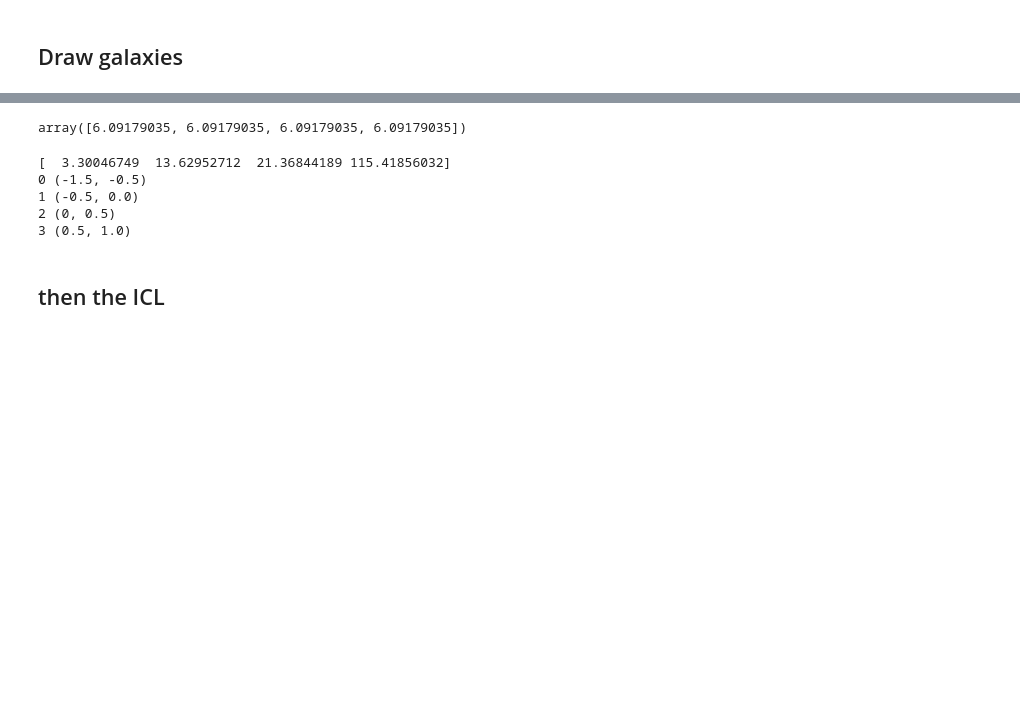
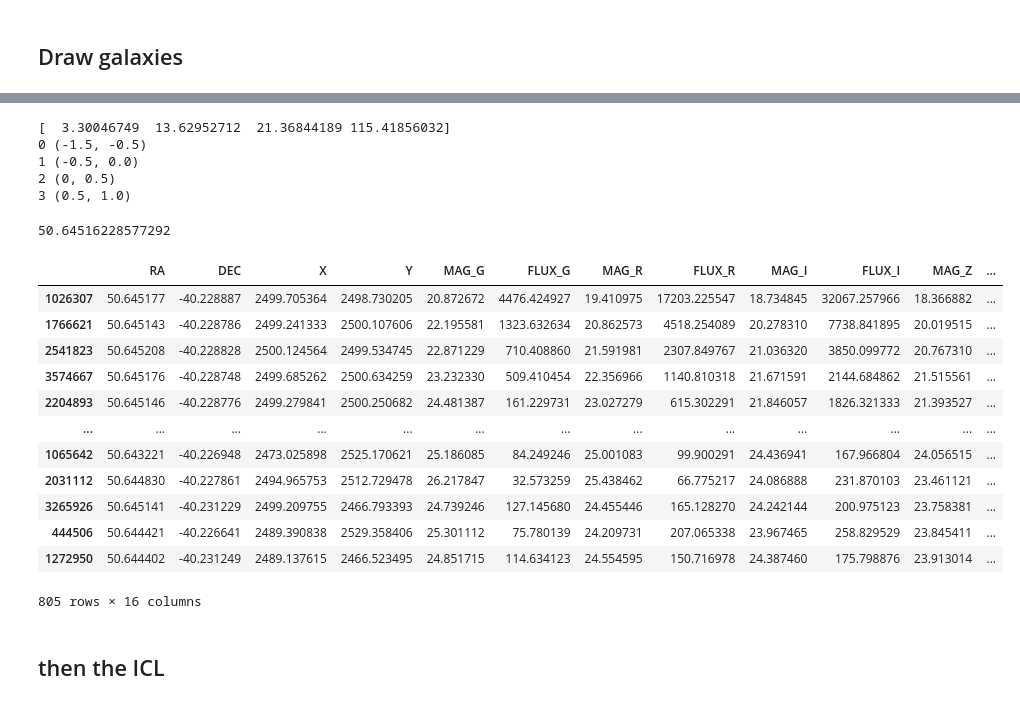
Before and after one commit to vargatn/synthetic, a Jupyter notebook: notebooks/Pipeline/synth_generator_v03.ipynb, the cells around one changed output, grey strips where cells are left out. Saved outputs shown, nothing was run; the diff lists cells and outputs as text; code cells hidden in the pictures; blank space fills up the shorter version.

Commit message:
cluster cat maker added

```diff
--- a/notebooks/Pipeline/synth_generator_v03.ipynb
+++ b/notebooks/Pipeline/synth_generator_v03.ipynb
@@ -129,7 +107,3 @@ plt.plot(rands_los_nums /rareas)
-# %%
-rands_los_nums / rareas
-# %% [output]
-array([6.09179035, 6.09179035, 6.09179035, 6.09179035])
 # %%
 magcol = "MAG_I"
 rcol = "LOGR"
@@ -215,6 +189,62 @@ gals["Z"] = 0.325
 1 (-0.5, 0.0)
 2 (0, 0.5)
 3 (0.5, 1.0)
+# %%
+def make_clust_mock(gals, sky_center,  pixel_scale=0.264, image_offset=(2499.5, 2499.5)):
+    pixel_scale = 0.264
+    mock_catalog = pd.DataFrame()
+
+    angle = np.random.uniform(0, 2. * np.pi, size=len(gals))
+#     print(np.deg2rad((10**gals["LOGR"] * np.cos(angle)).values))
+
+    mock_catalog["RA"] = 10**gals["LOGR"] * np.cos(angle) / 3600 + sky_center[0]
+    mock_catalog["DEC"] = 10**gals["LOGR"] * np.sin(angle) / 3600. + sky_center[1]
+    mock_catalog["X"] = (mock_catalog["RA"] - sky_center[0]) * 60 * 60 / pixel_scale + image_offset[0]
+    mock_catalog["Y"] = (mock_catalog["DEC"] - sky_center[1]) * 60 * 60 / pixel_scale + image_offset[1]
+
+    mock_catalog["MAG_G"] = (gals["COLOR_G_R"] + gals["COLOR_R_I"] + gals["MAG_I"]).values
+    mock_catalog["FLUX_G"] = tools.toflux(mock_catalog["MAG_G"])
+    mock_catalog["MAG_R"] = (gals["COLOR_R_I"] + gals["MAG_I"]).values
+    mock_catalog["FLUX_R"] = tools.toflux(mock_catalog["MAG_R"])
+    mock_catalog["MAG_I"] = gals["MAG_I"].values
+    mock_catalog["FLUX_I"] = tools.toflux(mock_catalog["MAG_I"])
+    mock_catalog["MAG_Z"] = (gals["MAG_I"] - gals["COLOR_I_Z"]).values
+    mock_catalog["FLUX_Z"] = tools.toflux(mock_catalog["MAG_Z"])
+
+    mock_catalog["TSIZE"] = gals["SIZE"]
+    mock_catalog["FRACDEV"] = 1
+
+    sangle = np.random.uniform(0, np.pi, size=len(gals))
+    gabs = np.vstack((np.ones(len(gals)) * 0.6, gals["GABS"])).T.min(axis=1)
+
+    e1 = -1. * gabs * np.cos(2 * sangle)
+    e2 = -1. * gabs * np.sin(2 * sangle)
+
+    mock_catalog["G1"] = e1#table["ellipticity_1_true"]
+    mock_catalog["G2"] = e2# table["ellipticity_2_true"]
+    return mock_catalog
+# %%
+cluster_catalog = make_clust_mock(gals, sky_center=(ra_cen, dec_cen))
+# %%
+ra_cen
+# %% [output]
+50.64516228577292
+# %%
+cluster_catalog
+# %% [output]
+|  | RA | DEC | X | Y | MAG_G | FLUX_G | MAG_R | FLUX_R | MAG_I | FLUX_I | MAG_Z | ... |
+| 1026307 | 50.645177 | -40.228887 | 2499.705364 | 2498.730205 | 20.872672 | 4476.424927 | 19.410975 | 17203.225547 | 18.734845 | 32067.257966 | 18.366882 | ... |
+| 1766621 | 50.645143 | -40.228786 | 2499.241333 | 2500.107606 | 22.195581 | 1323.632634 | 20.862573 | 4518.254089 | 20.278310 | 7738.841895 | 20.019515 | ... |
+| 2541823 | 50.645208 | -40.228828 | 2500.124564 | 2499.534745 | 22.871229 | 710.408860 | 21.591981 | 2307.849767 | 21.036320 | 3850.099772 | 20.767310 | ... |
+| 3574667 | 50.645176 | -40.228748 | 2499.685262 | 2500.634259 | 23.232330 | 509.410454 | 22.356966 | 1140.810318 | 21.671591 | 2144.684862 | 21.515561 | ... |
+| 2204893 | 50.645146 | -40.228776 | 2499.279841 | 2500.250682 | 24.481387 | 161.229731 | 23.027279 | 615.302291 | 21.846057 | 1826.321333 | 21.393527 | ... |
+| ... | ... | ... | ... | ... | ... | ... | ... | ... | ... | ... | ... | ... |
+| 1065642 | 50.643221 | -40.226948 | 2473.025898 | 2525.170621 | 25.186085 | 84.249246 | 25.001083 | 99.900291 | 24.436941 | 167.966804 | 24.056515 | ... |
+| 2031112 | 50.644830 | -40.227861 | 2494.965753 | 2512.729478 | 26.217847 | 32.573259 | 25.438462 | 66.775217 | 24.086888 | 231.870103 | 23.461121 | ... |
+| 3265926 | 50.645141 | -40.231229 | 2499.209755 | 2466.793393 | 24.739246 | 127.145680 | 24.455446 | 165.128270 | 24.242144 | 200.975123 | 23.758381 | ... |
+| 444506 | 50.644421 | -40.226641 | 2489.390838 | 2529.358406 | 25.301112 | 75.780139 | 24.209731 | 207.065338 | 23.967465 | 258.829529 | 23.845411 | ... |
+| 1272950 | 50.644402 | -40.231249 | 2489.137615 | 2466.523495 | 24.851715 | 114.634123 | 24.554595 | 150.716978 | 24.387460 | 175.798876 | 23.913014 | ... |
+805 rows × 16 columns
 # %% [markdown]
 ## then the ICL
 # %%
```
Also changed, not shown: parts of 5 cells of this notebook.
